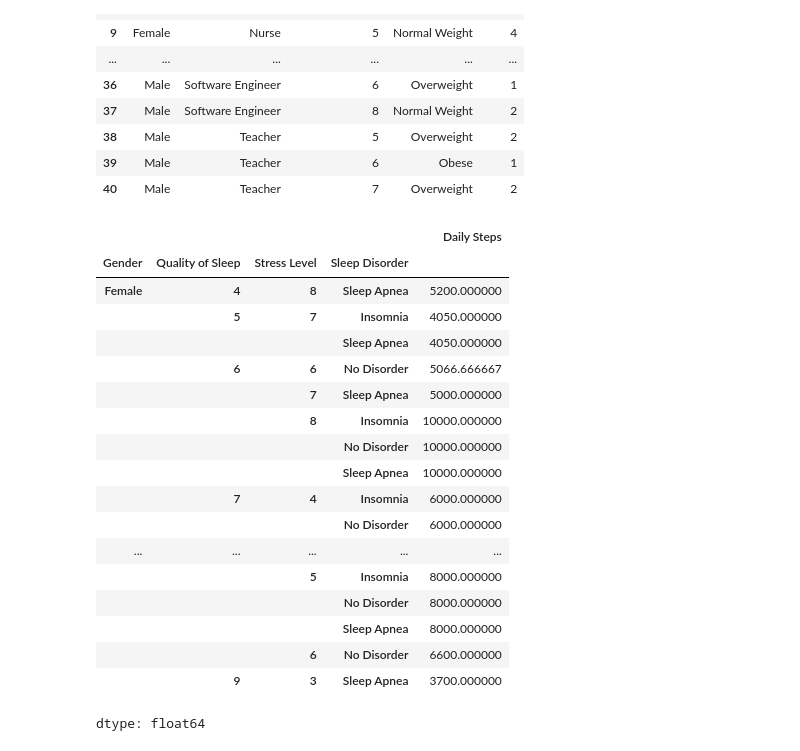
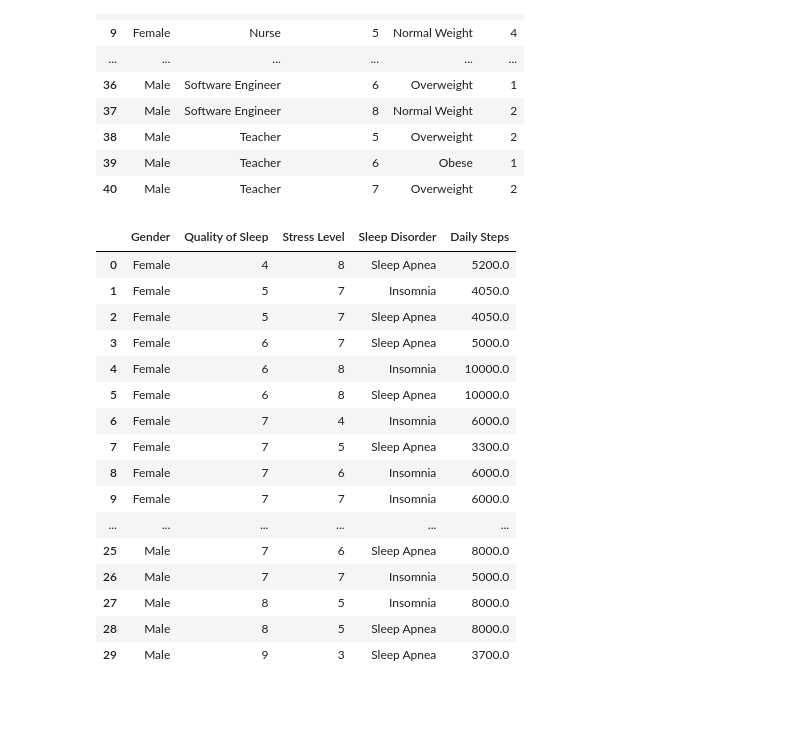
Before and after one commit to enzobanin/AnaliseDeDados, a Jupyter notebook: sonoEstiloDeVida.ipynb, the cells around one changed output. Saved outputs shown, nothing was run; the diff lists cells and outputs as text; code cells hidden in the pictures; blank space fills up the shorter version.

Commit message:
Melhorando formatação da tabela de média de passos diários

```diff
--- a/sonoEstiloDeVida.ipynb
+++ b/sonoEstiloDeVida.ipynb
@@ -206,24 +206,23 @@ df.groupby(["Gender", "Occupation", "Quality of Sleep"])["BMI Category"].value_c
 | 39 | Male | Teacher | 6 | Obese | 1 |
 | 40 | Male | Teacher | 7 | Overweight | 2 |
 # %%
-df.groupby(["Gender", "Quality of Sleep", "Stress Level", "Sleep Disorder"])["Daily Steps"].mean()
+df.groupby(["Gender", "Quality of Sleep", "Stress Level", "Sleep Disorder"])["Daily Steps"].mean().reset_index().round(0)
+# round(0) e reset_index adicionados por Luiz para melhorar a formatação
 # %% [output]
-|  |  |  |  | Daily Steps |
-| Gender | Quality of Sleep | Stress Level | Sleep Disorder |  |
-| Female | 4 | 8 | Sleep Apnea | 5200.000000 |
-|  | 5 | 7 | Insomnia | 4050.000000 |
-|  |  |  | Sleep Apnea | 4050.000000 |
-|  | 6 | 6 | No Disorder | 5066.666667 |
-|  |  | 7 | Sleep Apnea | 5000.000000 |
-|  |  | 8 | Insomnia | 10000.000000 |
-|  |  |  | No Disorder | 10000.000000 |
-|  |  |  | Sleep Apnea | 10000.000000 |
-|  | 7 | 4 | Insomnia | 6000.000000 |
-|  |  |  | No Disorder | 6000.000000 |
-| ... | ... | ... | ... | ... |
-|  |  | 5 | Insomnia | 8000.000000 |
-|  |  |  | No Disorder | 8000.000000 |
-|  |  |  | Sleep Apnea | 8000.000000 |
-|  |  | 6 | No Disorder | 6600.000000 |
-|  | 9 | 3 | Sleep Apnea | 3700.000000 |
+|  | Gender | Quality of Sleep | Stress Level | Sleep Disorder | Daily Steps |
+| 0 | Female | 4 | 8 | Sleep Apnea | 5200.0 |
+| 1 | Female | 5 | 7 | Insomnia | 4050.0 |
+| 2 | Female | 5 | 7 | Sleep Apnea | 4050.0 |
+| 3 | Female | 6 | 7 | Sleep Apnea | 5000.0 |
+| 4 | Female | 6 | 8 | Insomnia | 10000.0 |
+| 5 | Female | 6 | 8 | Sleep Apnea | 10000.0 |
+| 6 | Female | 7 | 4 | Insomnia | 6000.0 |
+| 7 | Female | 7 | 5 | Sleep Apnea | 3300.0 |
+| 8 | Female | 7 | 6 | Insomnia | 6000.0 |
+| 9 | Female | 7 | 7 | Insomnia | 6000.0 |
+| ... | ... | ... | ... | ... | ... |
+| 25 | Male | 7 | 6 | Sleep Apnea | 8000.0 |
+| 26 | Male | 7 | 7 | Insomnia | 5000.0 |
+| 27 | Male | 8 | 5 | Insomnia | 8000.0 |
+| 28 | Male | 8 | 5 | Sleep Apnea | 8000.0 |
+| 29 | Male | 9 | 3 | Sleep Apnea | 3700.0 |
-dtype: float64
```
Also changed, not shown: parts of 1 cell of this notebook.
